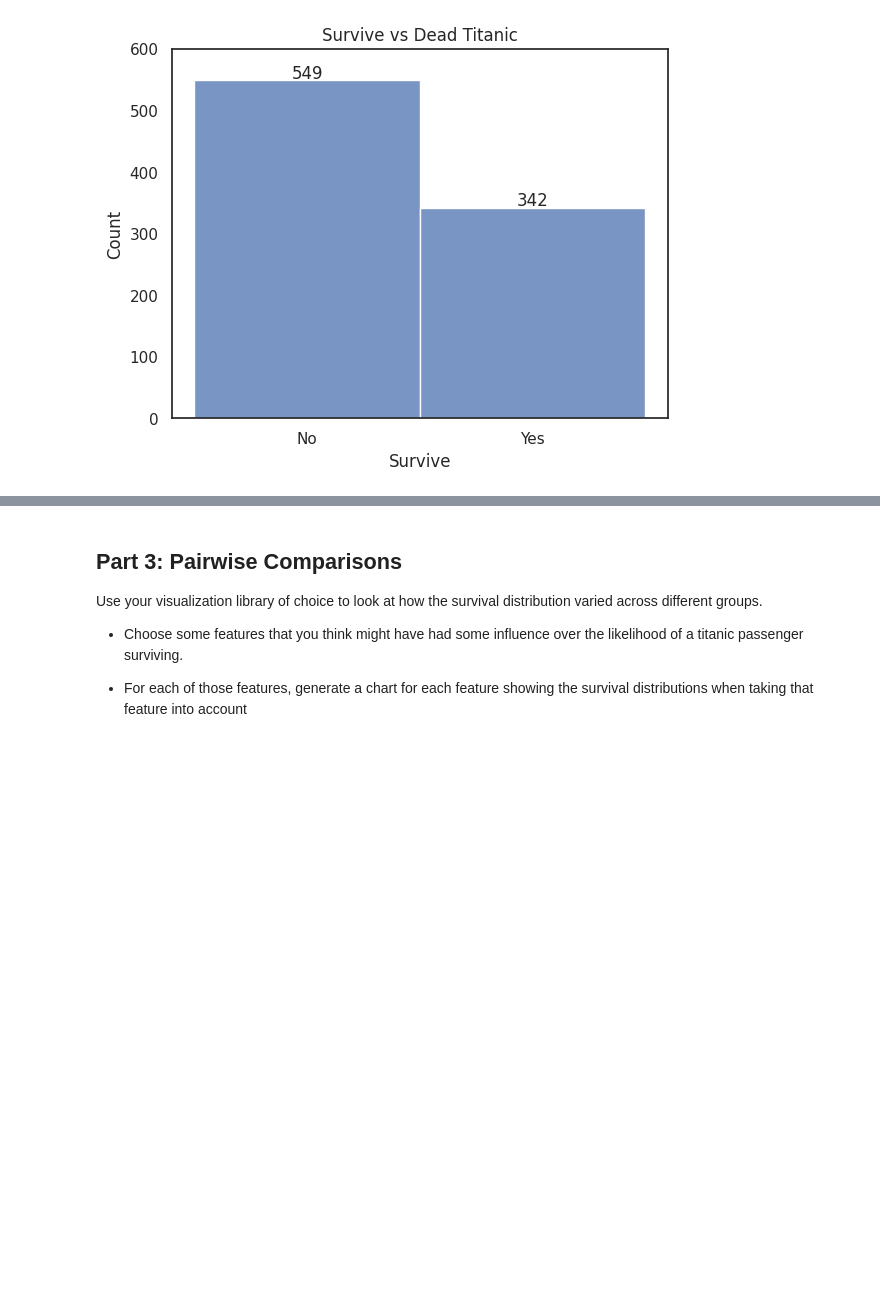
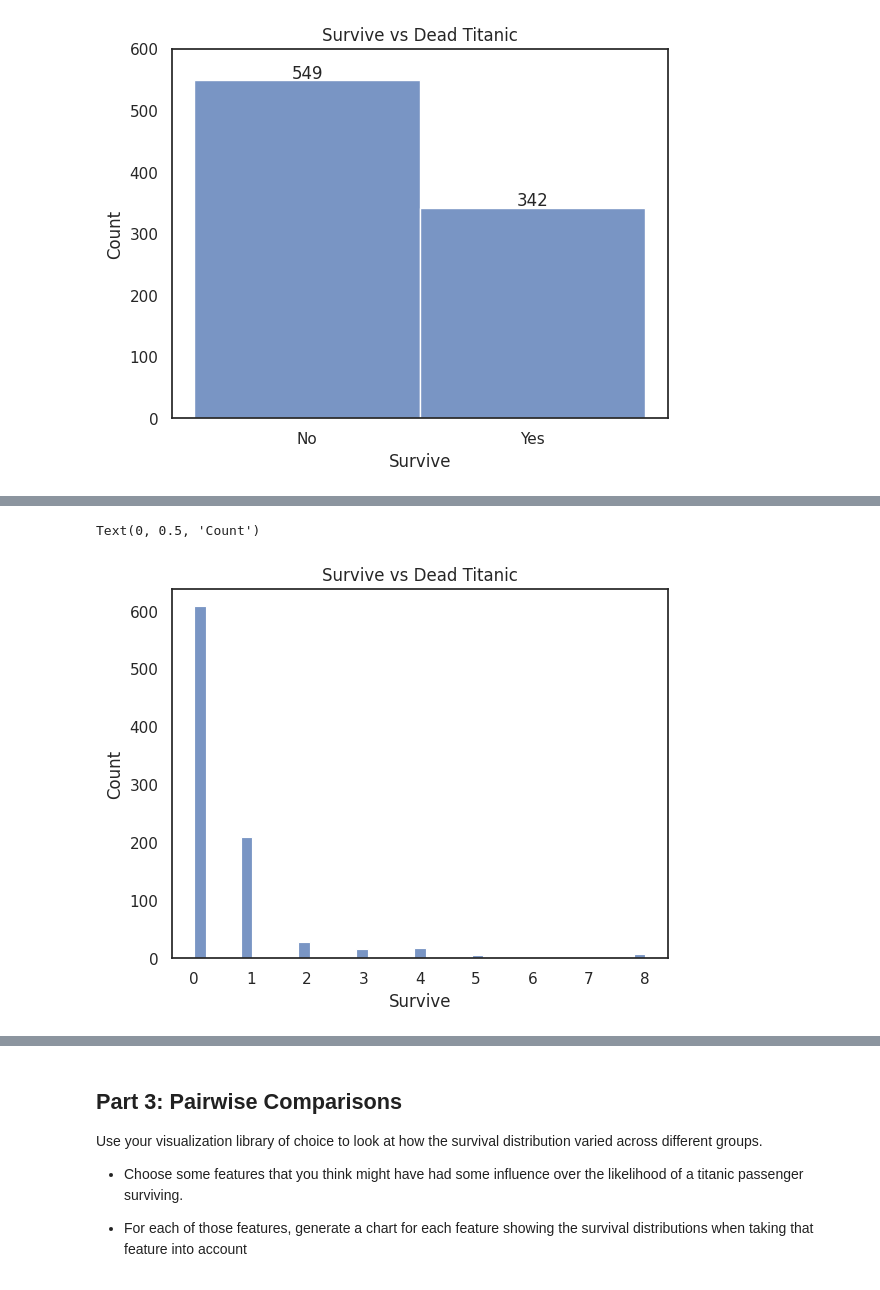
Before and after one commit to josegabrielguerrero26/CSE450-machinelearning, a Jupyter notebook: notebooks/Exploration_03.ipynb, the cells around one changed output, grey strips where cells are left out. Drawn from its saved outputs; the diff is of its cells as text; code cells hidden in the pictures; blank space fills up the shorter version.

```diff
--- a/notebooks/Exploration_03.ipynb
+++ b/notebooks/Exploration_03.ipynb
@@ -94,0 +111,11 @@ for p in plot.patches:
+# %%
+sns.set()
+sns.set_style('white')
+
+plot = sns.histplot(data=df, x='SibSp', stat='count')
+plot.set_title("Survive vs Dead Titanic")
+plot.set_xlabel("Survive")
+plot.set_ylabel("Count")
+# %% [output]
+Text(0, 0.5, 'Count')
+[figure, added]
```
Also changed, not shown: parts of 14 cells of this notebook.
